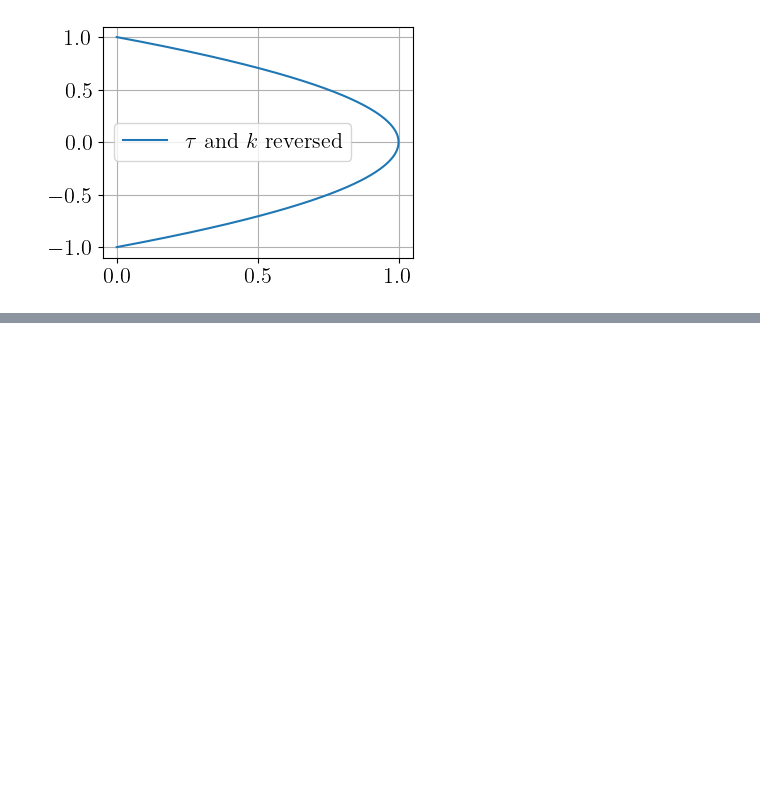
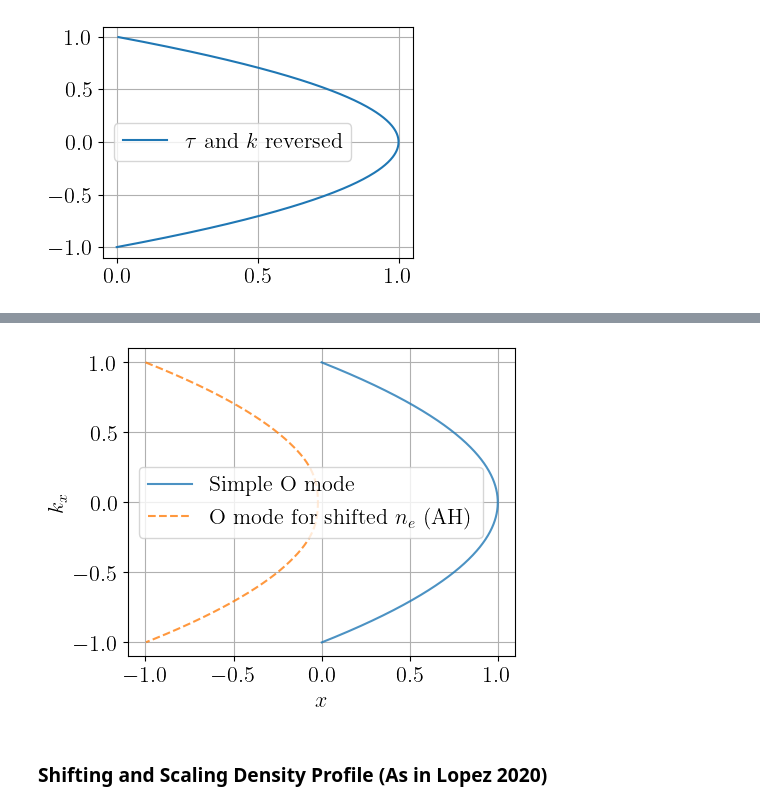
Before and after one commit to runehoejlund/plasma-ray-tracer, a Jupyter notebook: MGO/mgo_tracer.ipynb, the cells around one changed output, grey strips where cells are left out. Cells and saved outputs as stored; diff of their text form; code cells hidden in the pictures; blank space fills up the shorter version.

```diff
--- a/MGO/mgo_tracer.ipynb
+++ b/MGO/mgo_tracer.ipynb
@@ -521,0 +569,13 @@ plt.show()
+# %%
+plt.figure(figsize=(5,4))
+plt.plot(O_result['r'][0], O_result['k'][0], '-', label='Simple O mode', alpha=0.8)
+plt.plot(shifted_AH_O_result['r'][0], shifted_AH_O_result['k'][0], '--', label=r'O mode for shifted $n_e$ (AH)', alpha=0.8)
+plt.xlabel(r'$x$')
+plt.ylabel(r'$k_x$')
+plt.legend()
+plt.grid()
+plt.show()
+# %% [output]
+[figure, added]
+# %% [markdown]
+### Shifting and Scaling Density Profile (As in Lopez 2020)
```
Also changed, not shown: parts of 18 cells of this notebook.
